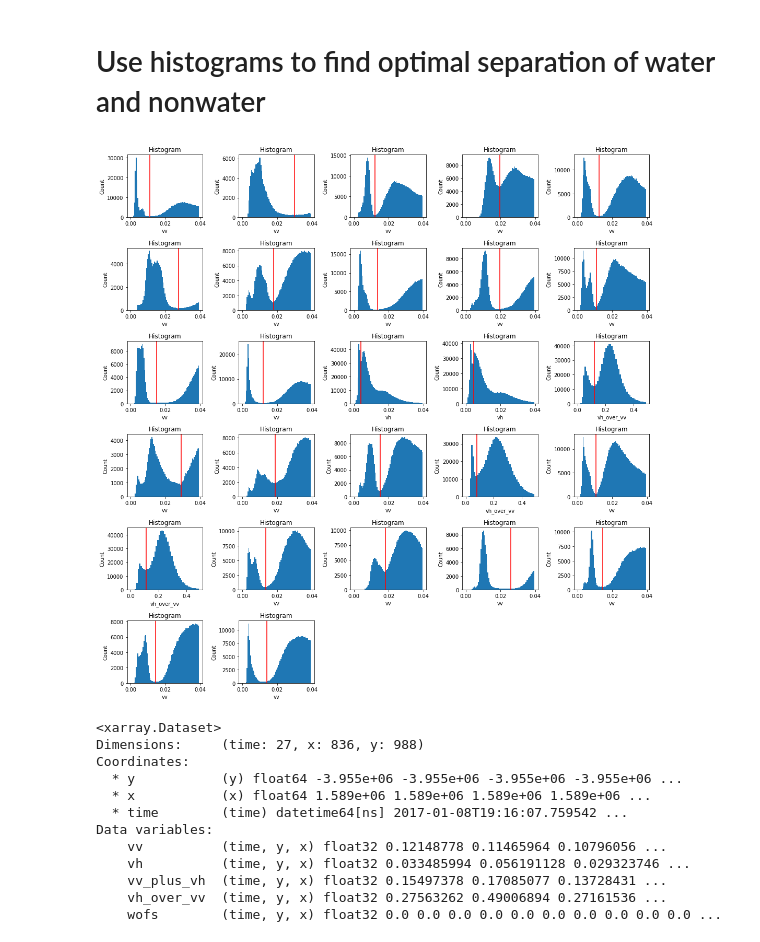
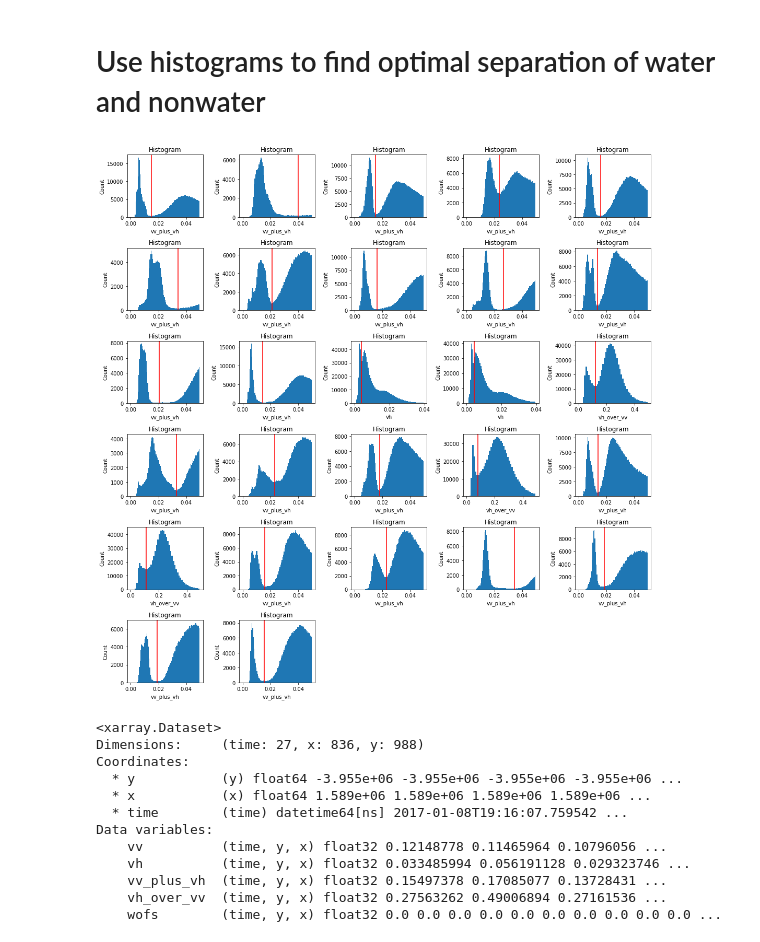
Before and after one commit to opendatacube/datacube-conference-2019, a Jupyter notebook: water_interoperability/sentinel1_load_and_classify_v2.ipynb, the cells around one changed output. Saved outputs shown, nothing was run; the diff lists cells and outputs as text; code cells hidden in the pictures.

```diff
--- a/water_interoperability/sentinel1_load_and_classify_v2.ipynb
+++ b/water_interoperability/sentinel1_load_and_classify_v2.ipynb
@@ -144,9 +144,9 @@ import numpy as np
 from scipy.signal import argrelextrema
 
 
-def find_optimal_minimum(hist, hist_x, min_valid=0.008, max_valid=0.03, min_perc=0.1):
-    minima= hist_x[argrelextrema(hist, np.less, order=2)]
-    maxima= hist_x[argrelextrema(hist, np.greater, order=2)]
+def find_optimal_minimum(hist, hist_x, min_valid=0.008, max_valid=0.03, min_perc=0.1, min_contrast=1.6):
+    minima= hist_x[argrelextrema(hist, np.less, order=1)]
+    maxima= hist_x[argrelextrema(hist, np.greater, order=1)]
     # no minima or maxima found
     if len(minima)==0 or len(maxima)==0: return None
     # minima not in approprite range
@@ -156,7 +156,7 @@ def find_optimal_minimum(hist, hist_x, min_valid=0.008, max_valid=0.03, min_perc
     # find minimum with largest contrast
     contrast=0
     best_m=None
-    hist_maxima=hist[argrelextrema(hist, np.greater, order= 2)]
+    hist_maxima=hist[argrelextrema(hist, np.greater, order= 1)]
     for m in minima:
         # has to have a maximum on lower side
         lower_peaks=hist_maxima[maxima<m]
@@ -170,46 +170,46 @@ def find_optimal_minimum(hist, hist_x, min_valid=0.008, max_valid=0.03, min_perc
         if this_contrast>contrast:
             contrast=this_contrast
             best_m=m
-    if best_m is None or contrast<1.3: return None
-    return hist_x[np.where(hist_x==best_m)[0]+1]  # right boundary
+    if best_m is None or contrast<min_contrast: return None
+    return hist_x[np.where(hist_x==best_m)[0]+1][0]  # right boundary
 # %%
 f=plt.figure(figsize=(15,15))
 ntime=len(clean.time.values)
 ncol=5
 nrow=int(np.ceil(ntime*1./ncol))
 gs=GridSpec(nrow, ncol)
 
 water=np.zeros_like(clean.vv)
 
 for i in range(ntime):
     ax=f.add_subplot(gs[i])
-    # vv provides best separation in general
-    hist, hist_x, t=clean.vv.isel(time=i).plot.hist(bins=np.arange(0.0,0.04,0.0005))
-    minima= find_optimal_minimum(hist, hist_x, min_valid=0.005, max_valid=0.03)
+    # vv+vh provides best separation in general
+    hist, hist_x, t=clean.vv_plus_vh.isel(time=i).plot.hist(bins=np.arange(0.0,0.05,0.0005))
+    minima= find_optimal_minimum(hist, hist_x, min_valid=0.005, max_valid=0.04, min_contrast=1.6)
     found = False
     if minima is not None:
-        water[i,:,:]=clean.vv.isel(time=i) <= minima
+        water[i,:,:]=clean.vv_plus_vh.isel(time=i) <= minima
         ax.axvline(minima, color='r')
         found = True
     if not found:
         ax.clear()
         hist, hist_x, t=clean.vh_over_vv.isel(time=i).plot.hist(bins=np.arange(0.0,0.5,0.01))
-        minima= find_optimal_minimum(hist, hist_x, min_valid=0.01, max_valid=0.3)
+        minima= find_optimal_minimum(hist, hist_x, min_valid=0.01, max_valid=0.3, min_contrast=1.3)
         if minima is not None:
             water[i,:,:]=clean.vh_over_vv.isel(time=i) <= minima
             ax.axvline(minima, color='r')
             found = True
     if not found:
         ax.clear()
         hist, hist_x, t=clean.vh.isel(time=i).plot.hist(bins=np.arange(0.0,0.04,0.0005))
-        minima= find_optimal_minimum(hist, hist_x, min_valid=0.002, max_valid=0.01)
+        minima= find_optimal_minimum(hist, hist_x, min_valid=0.002, max_valid=0.01, min_contrast=1.3)
         if minima is not None:
             water[i,:,:]=clean.vh.isel(time=i) <= minima
             ax.axvline(minima, color='r')
 
 f.tight_layout()
 # %% [output]
-[figure, old version]
+[figure, new version]
 # %%
 clean['wofs'] = ('time','y','x'), water
 # %%
```
Also changed, not shown: parts of 1 cell of this notebook.
